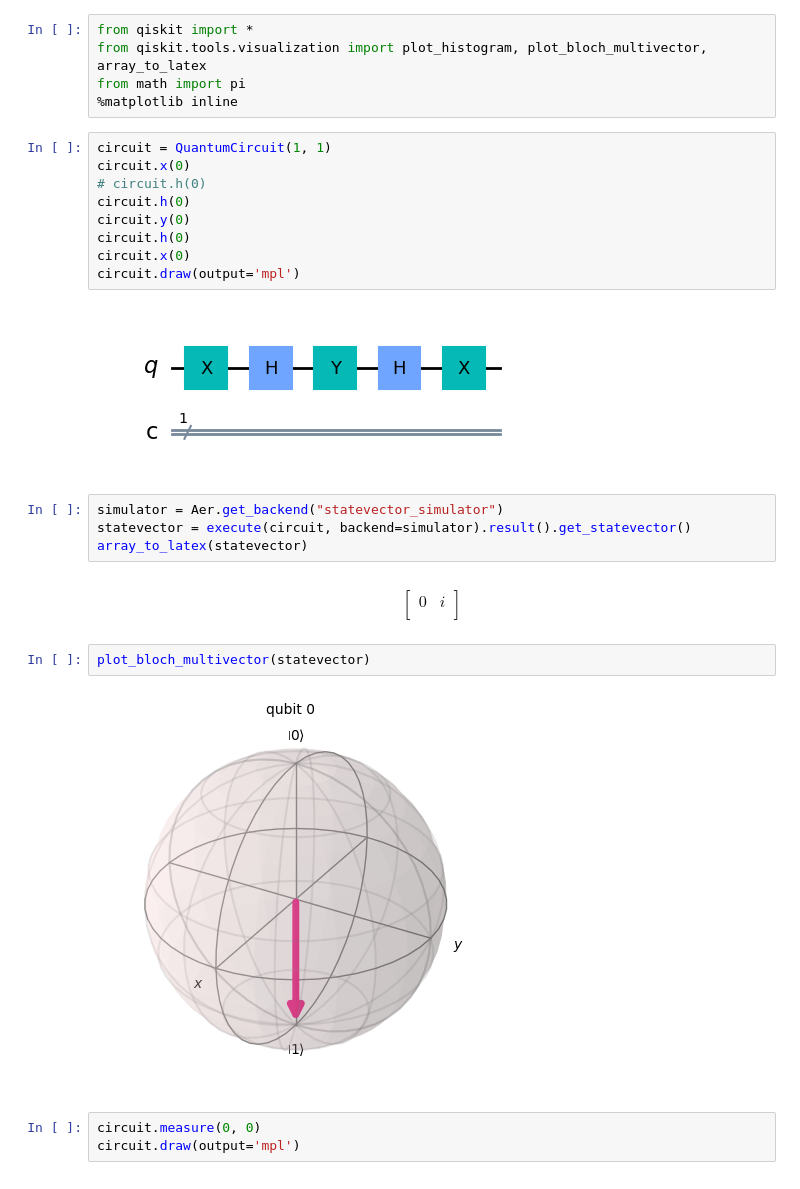
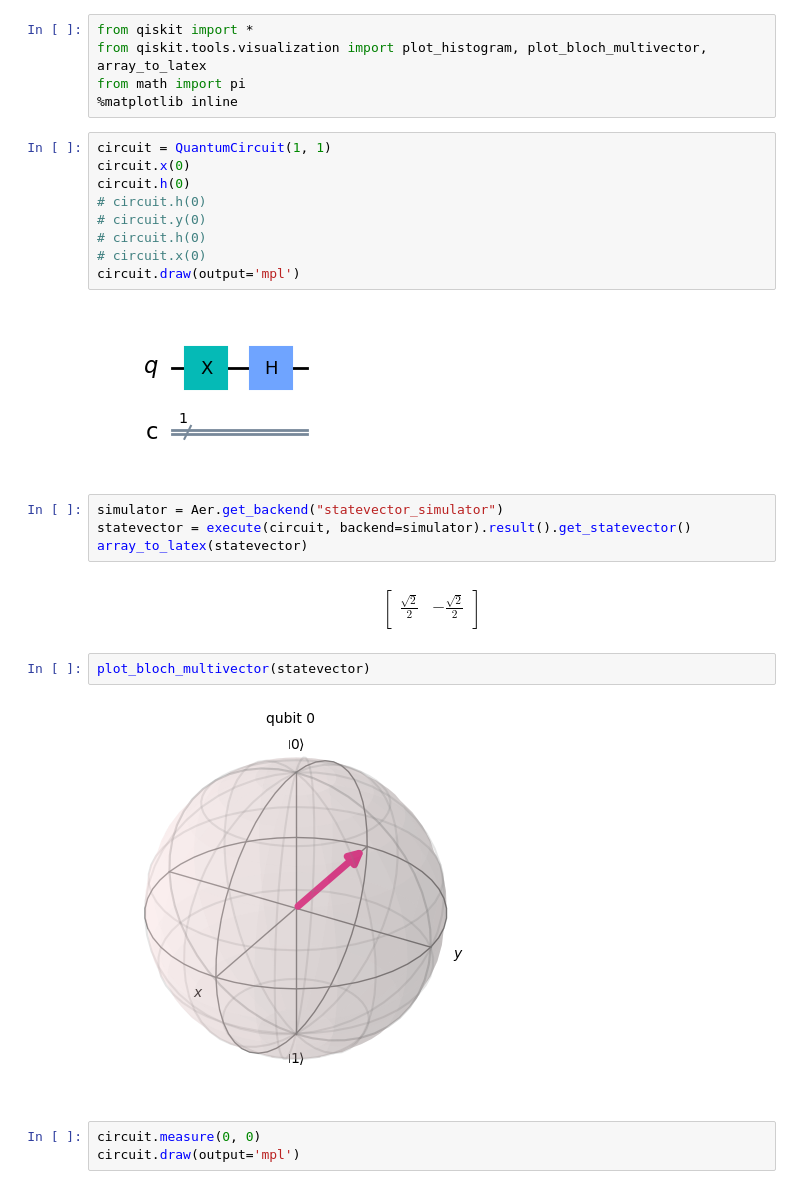
Before and after one commit to uladkaminski/quantum-computing-fundamentals, a Jupyter notebook: 4-hadamard-gate.ipynb, the cells around one changed output. Cells and saved outputs as stored; diff of their text form.

```diff
--- a/4-hadamard-gate.ipynb
+++ b/4-hadamard-gate.ipynb
@@ -6,14 +6,14 @@ from math import pi
 # %%
 circuit = QuantumCircuit(1, 1)
 circuit.x(0)
+circuit.h(0)
 # circuit.h(0)
-circuit.h(0)
-circuit.y(0)
-circuit.h(0)
-circuit.x(0)
+# circuit.y(0)
+# circuit.h(0)
+# circuit.x(0)
 circuit.draw(output='mpl')
 # %% [output]
-[figure, old version]
+[figure, new version]
 # %%
 simulator = Aer.get_backend("statevector_simulator")
 statevector = execute(circuit, backend=simulator).result().get_statevector()
@@ -21,13 +21,13 @@ array_to_latex(statevector)
 # %% [output]
 $$
 \begin{bmatrix}
-0 & i  \\
+\frac{\sqrt{2}}{2} & - \frac{\sqrt{2}}{2}  \\
  \end{bmatrix}
 $$
 # %%
 plot_bloch_multivector(statevector)
 # %% [output]
-[figure, old version]
+[figure, new version]
 # %%
 circuit.measure(0, 0)
 circuit.draw(output='mpl')
```
Also changed, not shown: 1 other file.
